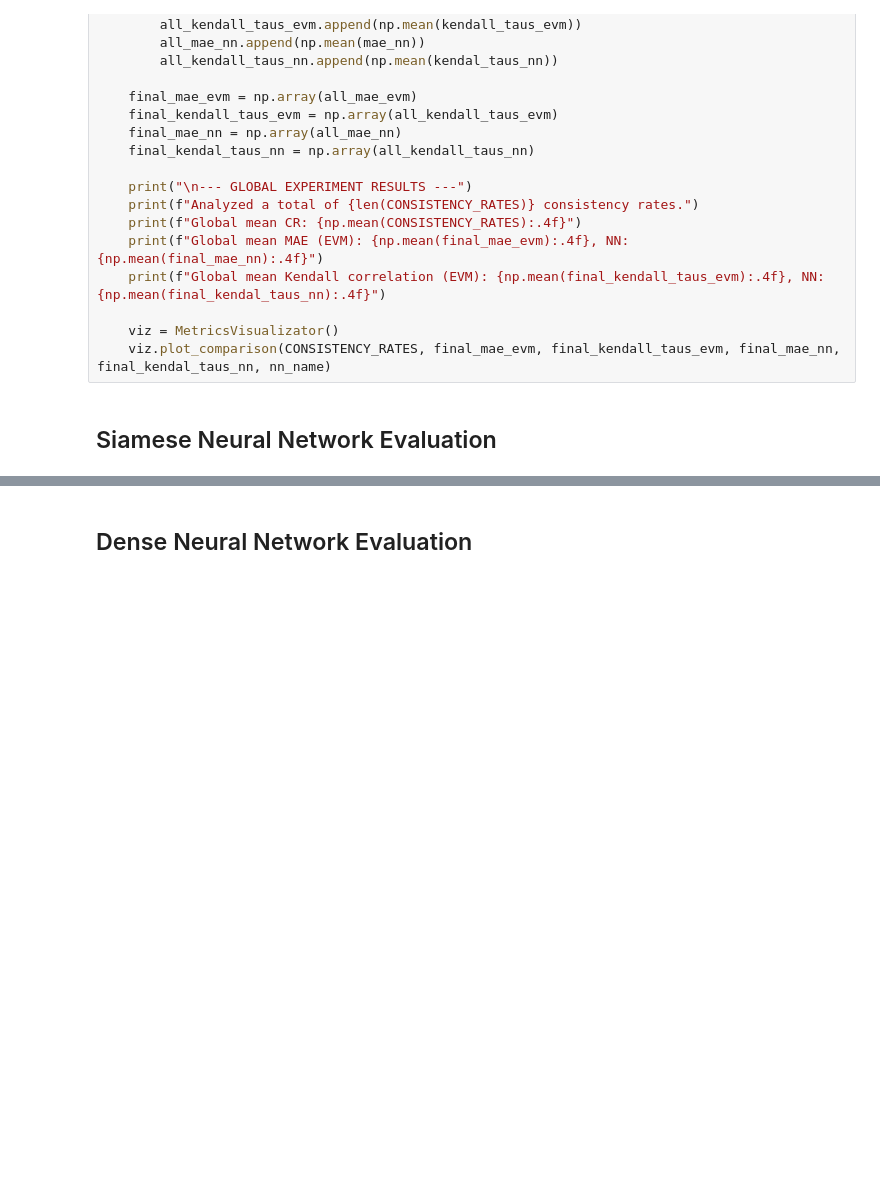
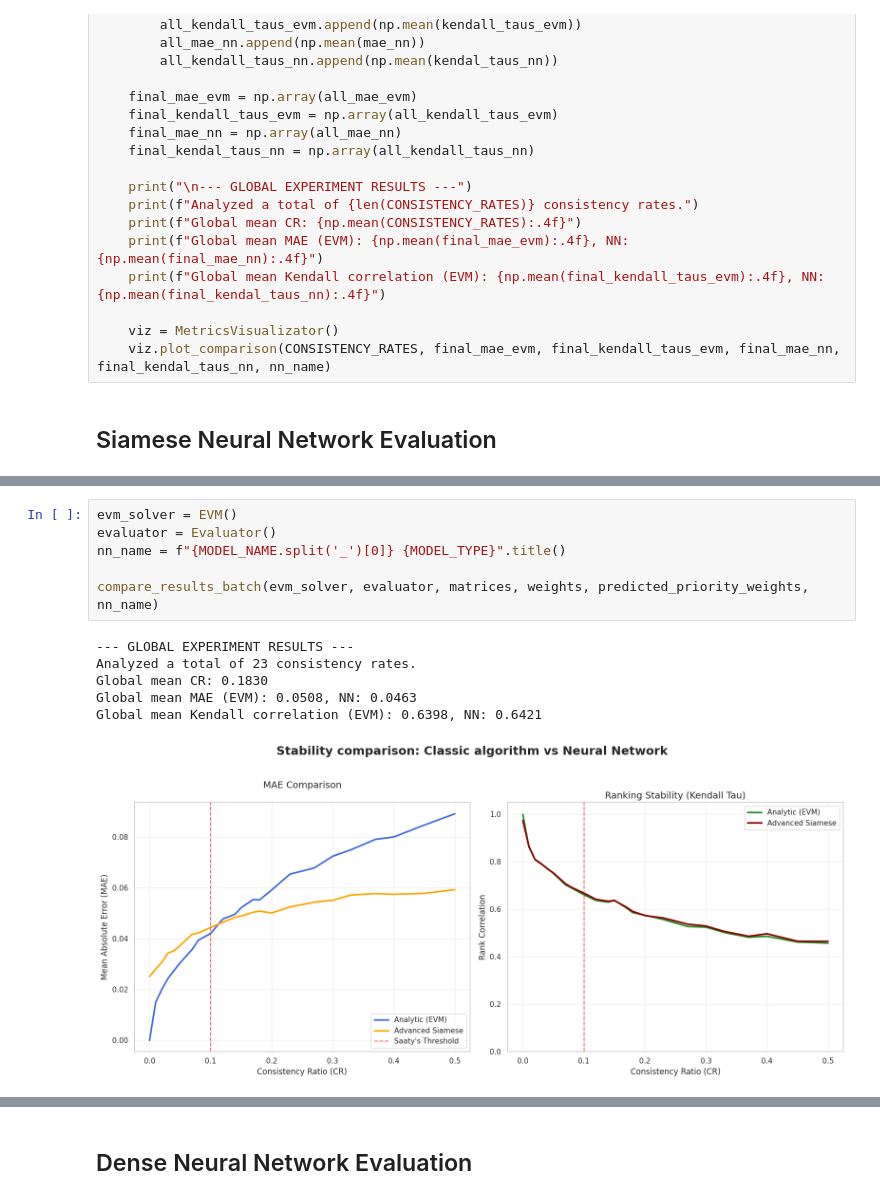
Before and after one commit to KonradHD/NN-preference-modeling, a Jupyter notebook: results.ipynb, the cells around one changed output, grey strips where cells are left out. Saved outputs shown, nothing was run; the diff lists cells and outputs as text; blank space fills up the shorter version.

```diff
--- a/results.ipynb
+++ b/results.ipynb
@@ -243,0 +323,13 @@ Global mean Kendall correlation (EVM): 0.6368, NN: 0.6216
+# %%
+evm_solver = EVM()
+evaluator = Evaluator()
+nn_name = f"{MODEL_NAME.split('_')[0]} {MODEL_TYPE}".title()
+
+compare_results_batch(evm_solver, evaluator, matrices, weights, predicted_priority_weights, nn_name)
+# %% [output]
+--- GLOBAL EXPERIMENT RESULTS ---
+Analyzed a total of 23 consistency rates.
+Global mean CR: 0.1830
+Global mean MAE (EVM): 0.0508, NN: 0.0463
+Global mean Kendall correlation (EVM): 0.6398, NN: 0.6421
+[figure, added]
```
Also changed, not shown: parts of 10 cells of this notebook, 18 other files.
